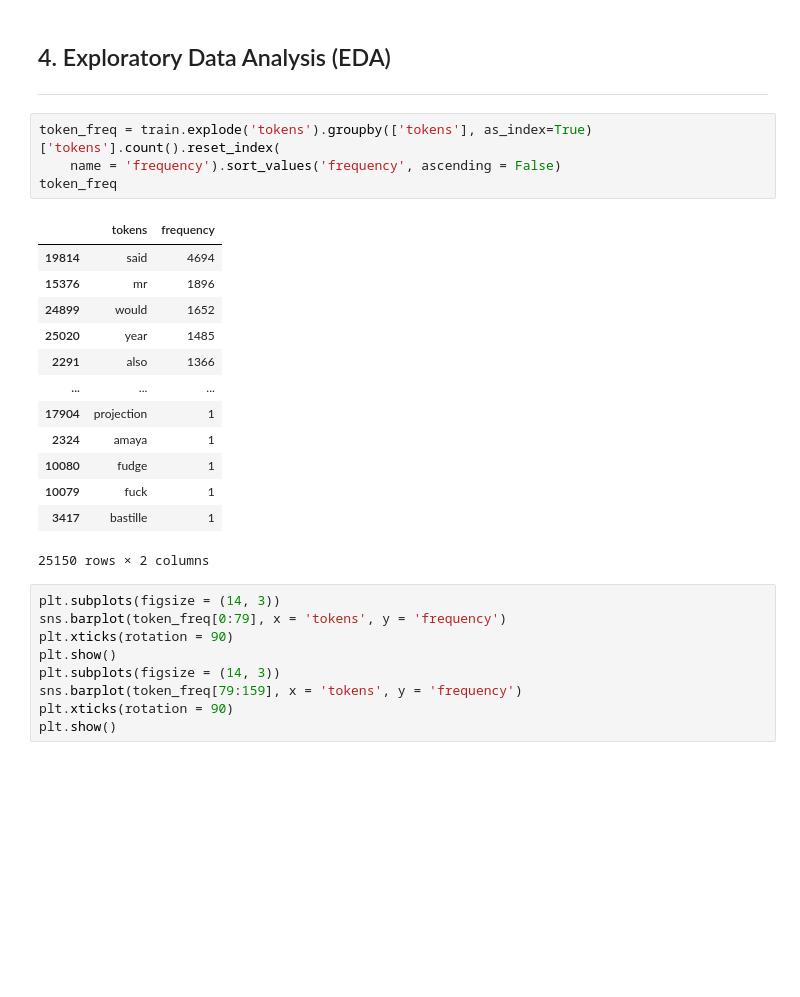
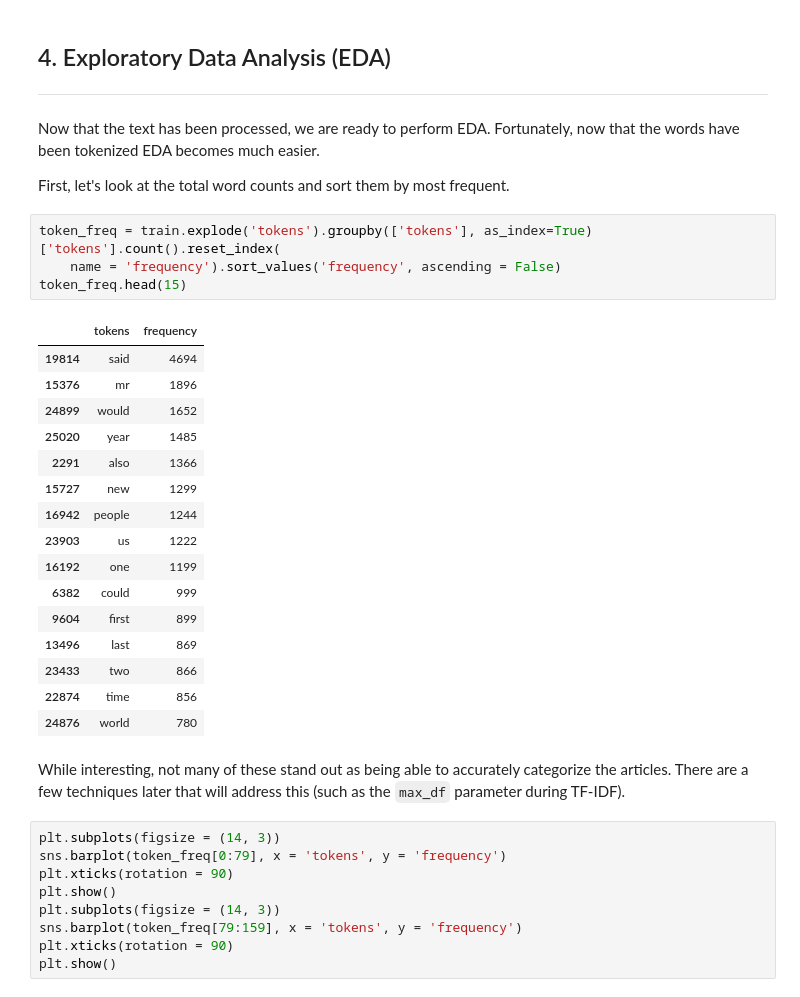
Before and after one commit to chill0121/News_Article_Matrix_Factorization, a Jupyter notebook: BBC_News_Classification.ipynb, the cells around one changed output. Drawn from its saved outputs; the diff is of its cells as text; blank space fills up the shorter version.

```diff
--- a/BBC_News_Classification.ipynb
+++ b/BBC_News_Classification.ipynb
@@ -356,24 +413,33 @@ DF Shape: (735, 7)
 ## 4. Exploratory Data Analysis (EDA) <a name="eda"></a>
 
 ---
+# %% [markdown]
+Now that the text has been processed, we are ready to perform EDA. Fortunately, now that the words have been tokenized EDA becomes much easier.
+
+First, let's look at the total word counts and sort them by most frequent.
 # %%
 token_freq = train.explode('tokens').groupby(['tokens'], as_index=True)['tokens'].count().reset_index(
     name = 'frequency').sort_values('frequency', ascending = False)
-token_freq
+token_freq.head(15)
 # %% [output]
 |  | tokens | frequency |
 | 19814 | said | 4694 |
 | 15376 | mr | 1896 |
 | 24899 | would | 1652 |
 | 25020 | year | 1485 |
 | 2291 | also | 1366 |
-| ... | ... | ... |
-| 17904 | projection | 1 |
-| 2324 | amaya | 1 |
-| 10080 | fudge | 1 |
-| 10079 | fuck | 1 |
-| 3417 | bastille | 1 |
+| 15727 | new | 1299 |
+| 16942 | people | 1244 |
+| 23903 | us | 1222 |
+| 16192 | one | 1199 |
+| 6382 | could | 999 |
+| 9604 | first | 899 |
+| 13496 | last | 869 |
+| 23433 | two | 866 |
+| 22874 | time | 856 |
+| 24876 | world | 780 |
-25150 rows × 2 columns
+# %% [markdown]
+While interesting, not many of these stand out as being able to accurately categorize the articles. There are a few techniques later that will address this (such as the `max_df` parameter during TF-IDF).
 # %%
 plt.subplots(figsize = (14, 3))
 sns.barplot(token_freq[0:79], x = 'tokens', y = 'frequency')
```
Also changed, not shown: parts of 43 cells of this notebook, 1 other file.
